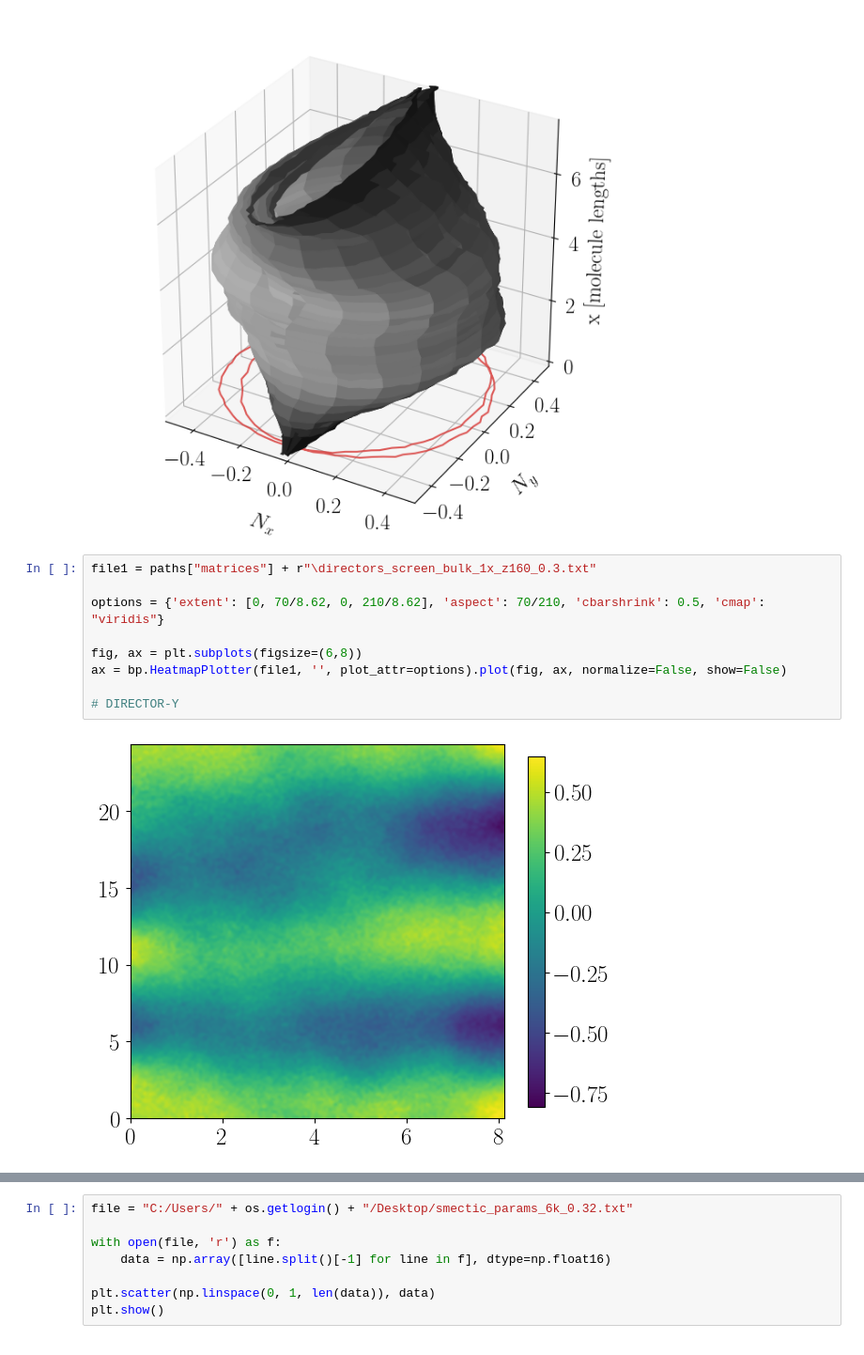
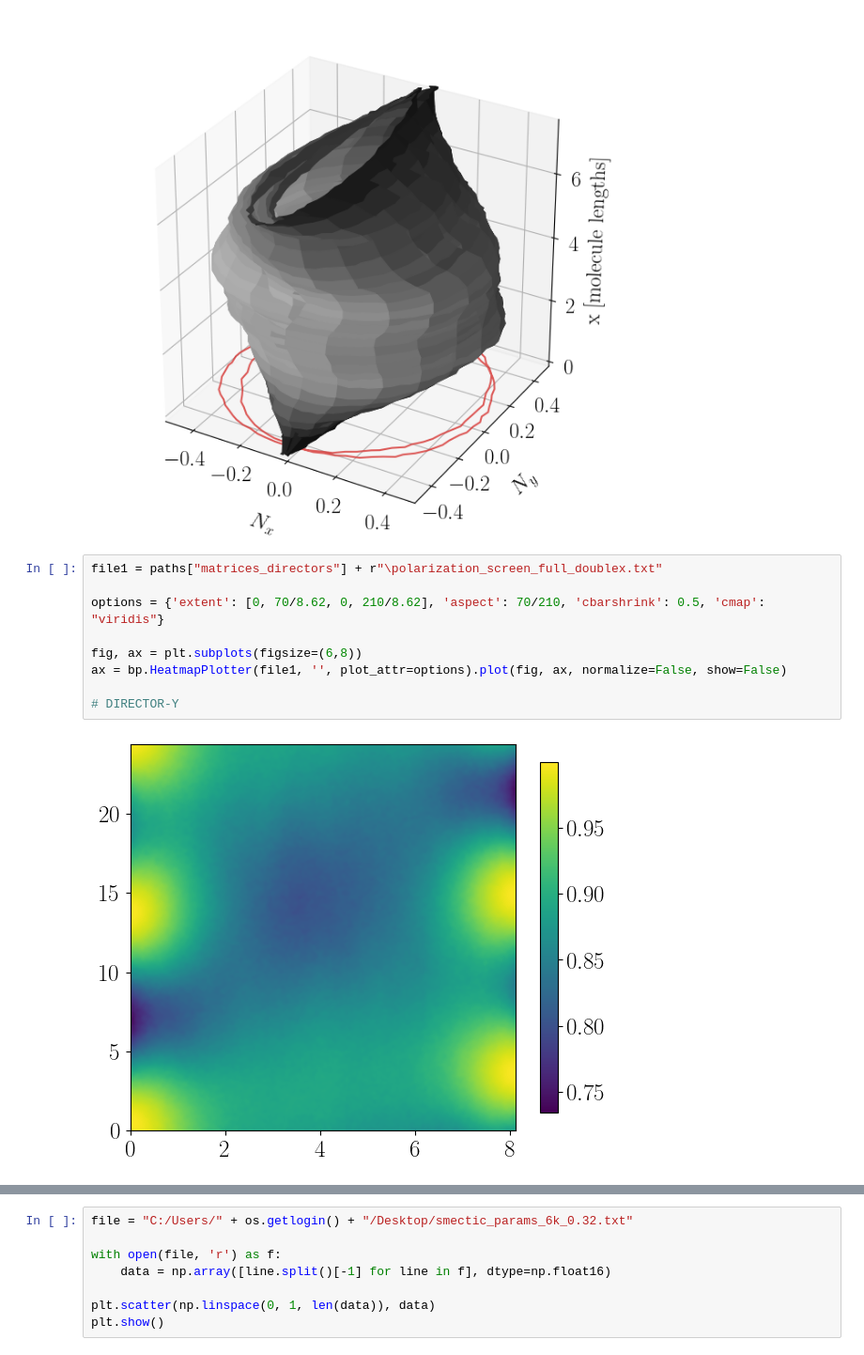
Before and after one commit to smdrzazga/LAMMPS, a Jupyter notebook: plot_printer.ipynb, the cells around one changed output, grey strips where cells are left out. Shown at 94% size. Saved outputs shown, nothing was run; the diff lists cells and outputs as text.

```diff
--- a/plot_printer.ipynb
+++ b/plot_printer.ipynb
@@ -366,14 +357,14 @@ ax.plot(x[x.shape[0]//2, :], y[y.shape[0]//2, :], c = '#D63230', alpha=0.8)
 [<mpl_toolkits.mplot3d.art3d.Line3D at 0x...>]
 [figure]
 # %%
-file1 = paths["matrices"] + r"\directors_screen_bulk_1x_z160_0.3.txt"
+file1 = paths["matrices_directors"] + r"\polarization_screen_full_doublex.txt"
 
 options = {'extent': [0, 70/8.62, 0, 210/8.62], 'aspect': 70/210, 'cbarshrink': 0.5, 'cmap': "viridis"}
 
 fig, ax = plt.subplots(figsize=(6,8))
 ax = bp.HeatmapPlotter(file1, '', plot_attr=options).plot(fig, ax, normalize=False, show=False)
 
 # DIRECTOR-Y
 # %% [output]
-[figure, old version]
+[figure, new version]
 # %%
```
Also changed, not shown: parts of 6 cells of this notebook, 5 other files.
